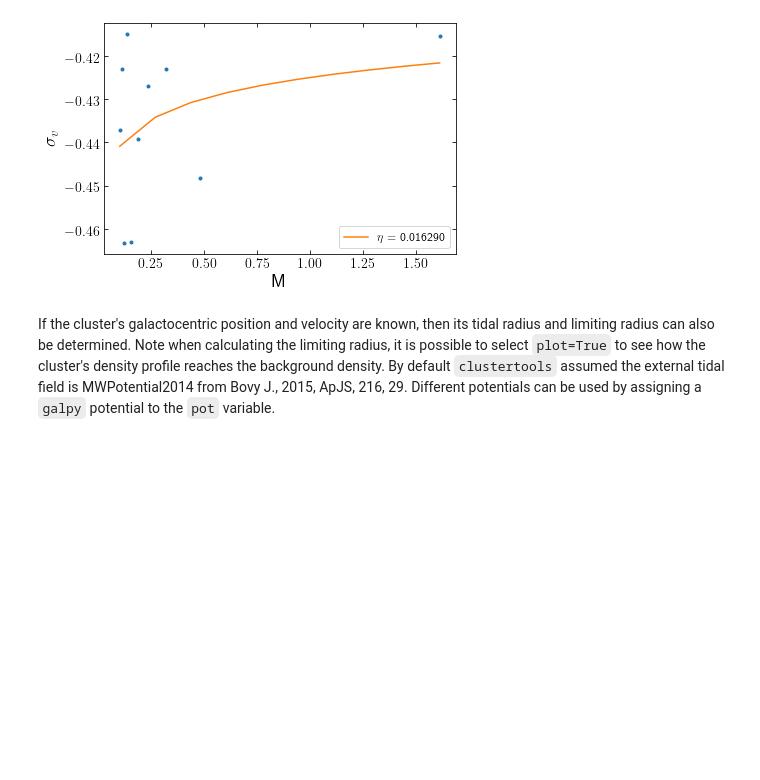
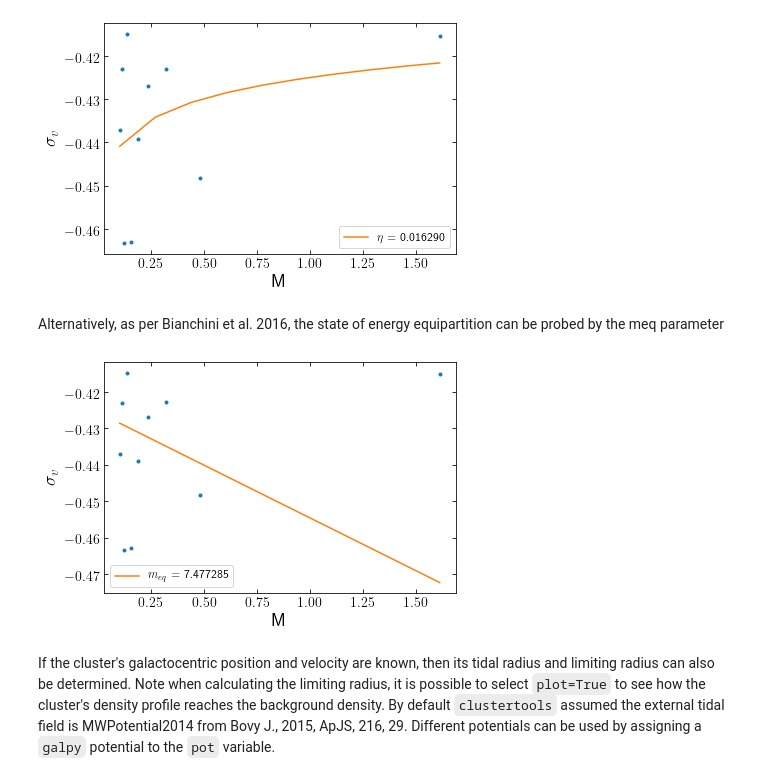
Before and after one commit to webbjj/clustertools, a Jupyter notebook: docs/source/notebooks/functions.ipynb, the cells around one changed output. Saved outputs shown, nothing was run; the diff lists cells and outputs as text; code cells hidden in the pictures; blank space fills up the shorter version.

Commit message:
added functions to calculate meq and meq profile. Updated documenation and sample notebooks

```diff
--- a/docs/source/notebooks/functions.ipynb
+++ b/docs/source/notebooks/functions.ipynb
@@ -82,6 +84,12 @@ Looking at how velocity dispersion changes as a function of stellar mass is also
 m_mean, sigvm, eta, eeta, yeta, eyeta=ctools.eta_function(cluster,plot=True)
 # %% [output]
 [figure]
+# %% [markdown]
+Alternatively, as per Bianchini et al. 2016, the state of energy equipartition can be probed by the meq parameter
+# %%
+m_mean, sigvm, meq, emeq, ymeq, eymeq=ctools.meq_function(cluster,plot=True)
+# %% [output]
+[figure, added]
 # %% [markdown]
 If the cluster's galactocentric position and velocity are known, then its tidal radius and limiting radius can also be determined. Note when calculating the limiting radius, it is possible to select ``plot=True`` to see how the cluster's density profile reaches the background density. By default ``clustertools`` assumed the external tidal field is MWPotential2014 from Bovy J., 2015, ApJS, 216, 29. Different potentials can be used by assigning a ``galpy`` potential to the ``pot`` variable.
 # %%
```
Also changed, not shown: parts of 4 cells of this notebook, 9 other files.
